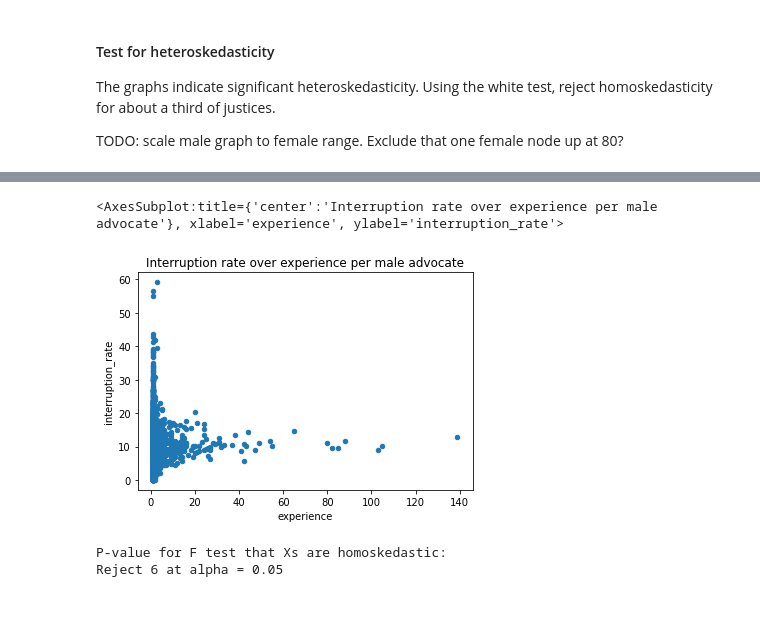
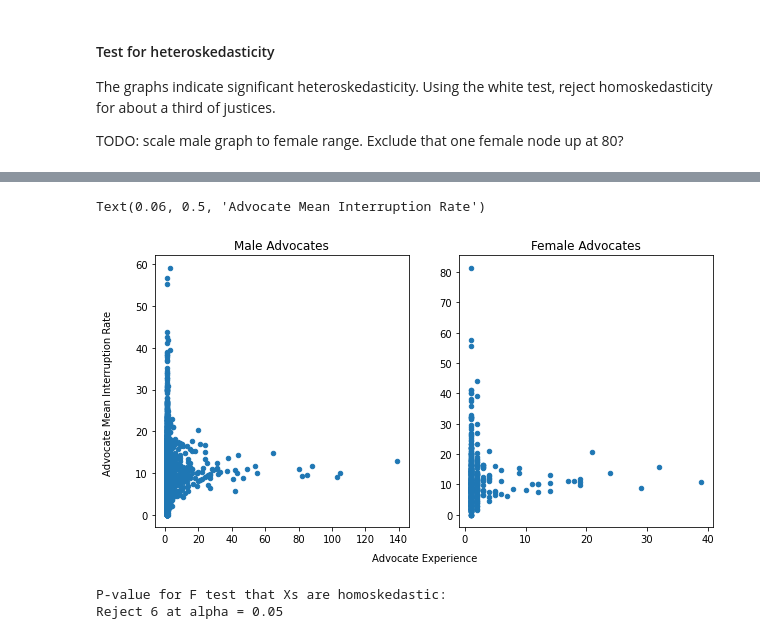
Before and after one commit to danielVebman/scorpus, a Jupyter notebook: v2/analysis.ipynb, the cells around one changed output, grey strips where cells are left out. Drawn from its saved outputs; the diff is of its cells as text; code cells hidden in the pictures; blank space fills up the shorter version.

```diff
--- a/v2/analysis.ipynb
+++ b/v2/analysis.ipynb
@@ -4,7 +4,10 @@
 import numpy as np
 import pandas as pd
 import matplotlib.pyplot as plt
+plt.rcParams['svg.fonttype'] = 'none'
 from matplotlib.collections import LineCollection
 import statsmodels.api as sm
+import matplotlib_inline.backend_inline
+matplotlib_inline.backend_inline.set_matplotlib_formats('svg')
 # %%
 interruptions = pd.read_csv('flatfiles/merged_fields.csv')
@@ -273,9 +301,18 @@ interruptions.query('gender == True').groupby('advocate_id').agg({ 'interruption
-# %%
-interruptions.query('gender == False').groupby('advocate_id').agg({ 'interruption_rate': 'mean', 'experience': 'first' }) \
-  .plot.scatter(x='experience', y='interruption_rate', title='Interruption rate over experience per male advocate')
-# %% [output]
-<AxesSubplot:title={'center':'Interruption rate over experience per male advocate'}, xlabel='experience', ylabel='interruption_rate'>
-[figure, removed]
+# %%
+fig, (ax1, ax2) = plt.subplots(nrows=1, ncols=2, figsize=(10, 5))
+interruptions.query('gender == False').groupby('advocate_id').agg({ 'interruption_rate': 'mean', 'experience': 'first' }) \
+  .plot.scatter(x='experience', y='interruption_rate', title='Male Advocates', ax=ax1)
+ax1.set_xlabel('')
+ax1.set_ylabel('')
+interruptions.query('gender == True').groupby('advocate_id').agg({ 'interruption_rate': 'mean', 'experience': 'first' }) \
+  .plot.scatter(x='experience', y='interruption_rate', title='Female Advocates', ax=ax2)
+ax2.set_xlabel('')
+ax2.set_ylabel('')
+fig.text(0.5, 0.04, 'Advocate Experience', ha='center', va='center')
+fig.text(0.06, 0.5, 'Advocate Mean Interruption Rate', ha='center', va='center', rotation='vertical')
+# %% [output]
+Text(0.06, 0.5, 'Advocate Mean Interruption Rate')
+[figure, added]
 # %%
 from statsmodels.stats.diagnostic import het_white
 
```
Also changed, not shown: parts of 16 cells of this notebook, 3 other files.
